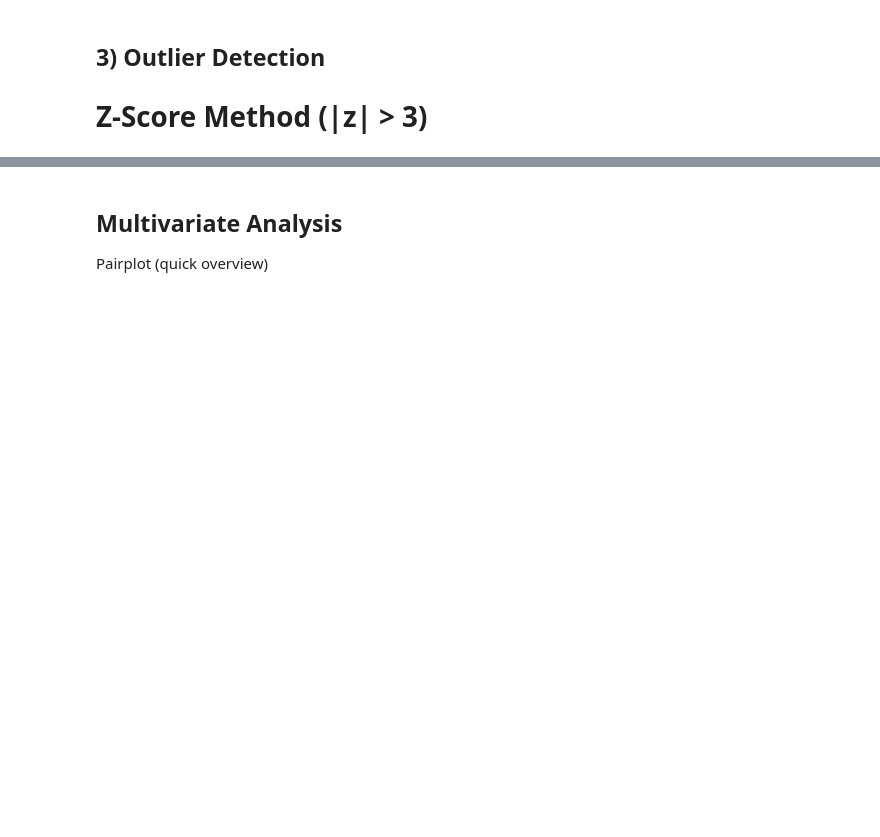
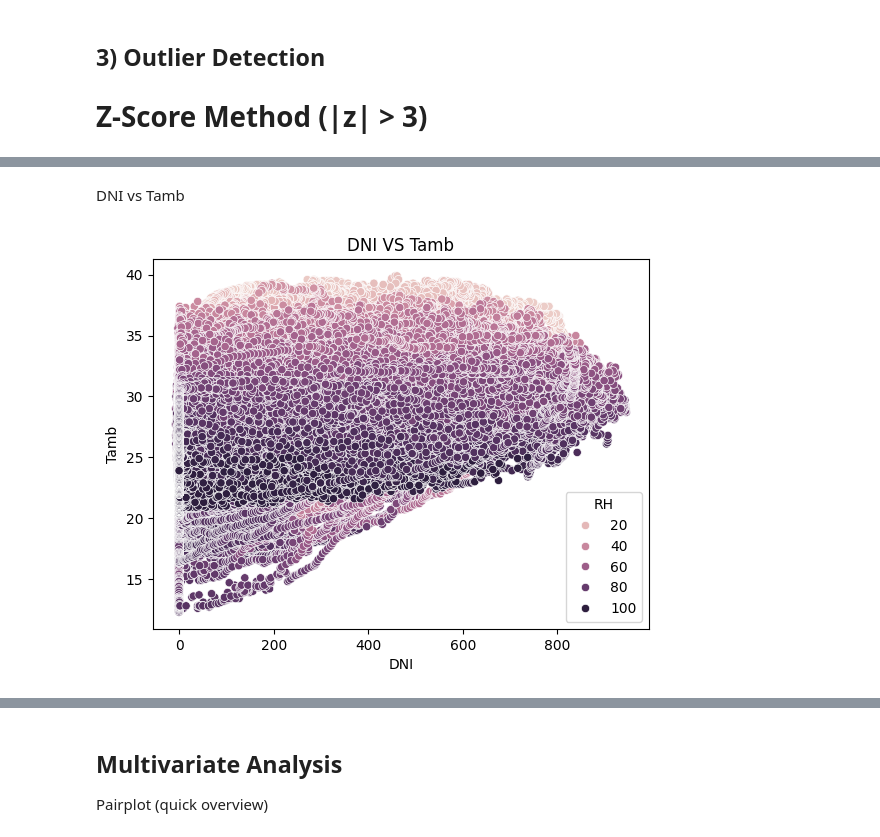
Before and after one commit to soltsega/KAIM-PRO, a Jupyter notebook: notebook/eda_siera_leone.ipynb, the cells around one changed output, grey strips where cells are left out. Cells and saved outputs as stored; diff of their text form; code cells hidden in the pictures; blank space fills up the shorter version.

```diff
--- a/notebook/eda_siera_leone.ipynb
+++ b/notebook/eda_siera_leone.ipynb
@@ -486,0 +521,9 @@ Cleaned dataset saved to: C:/Users/My Device/Desktop/KAIM-PRO/data/Processed/sie
+# %% [markdown]
+DNI vs Tamb
+# %%
+import seaborn as sns
+sns.scatterplot(data=df, x="DNI", y="Tamb", hue="RH")
+plt.title("DNI VS Tamb")
+plt.show()
+# %% [output]
+[figure, added]
```
Also changed, not shown: parts of 16 cells of this notebook, 2 other files.
